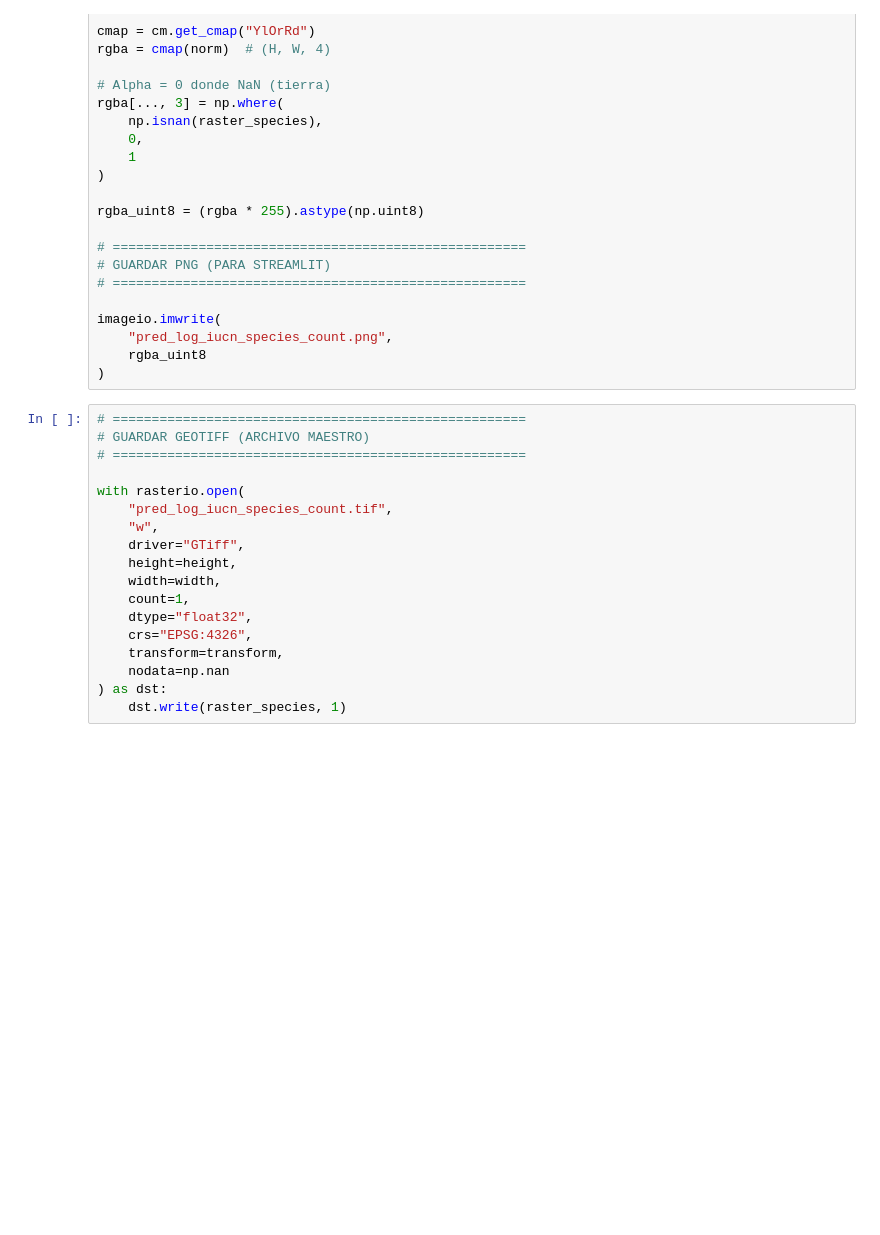
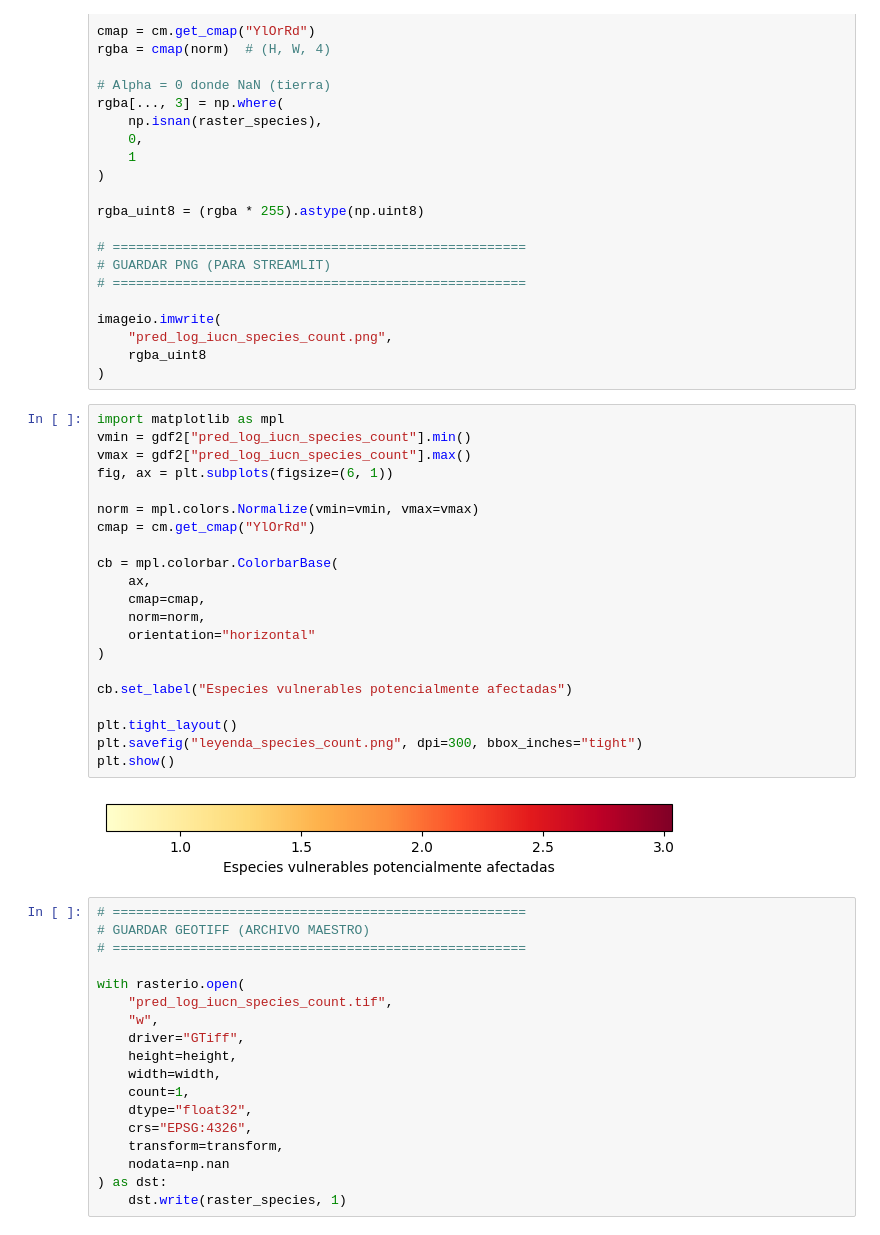
Before and after one commit to 4GeeksAcademy/loreykil_proyecto_final, a Jupyter notebook: notebooks/data_rasterizar_mapas.ipynb, the cells around one changed output. Cells and saved outputs as stored; diff of their text form; blank space fills up the shorter version.

```diff
--- a/notebooks/data_rasterizar_mapas.ipynb
+++ b/notebooks/data_rasterizar_mapas.ipynb
@@ -598,6 +621,29 @@ imageio.imwrite(
     "pred_log_iucn_species_count.png",
     rgba_uint8
 )
+# %%
+import matplotlib as mpl
+vmin = gdf2["pred_log_iucn_species_count"].min()
+vmax = gdf2["pred_log_iucn_species_count"].max()
+fig, ax = plt.subplots(figsize=(6, 1))
+
+norm = mpl.colors.Normalize(vmin=vmin, vmax=vmax)
+cmap = cm.get_cmap("YlOrRd")
+
+cb = mpl.colorbar.ColorbarBase(
+    ax,
+    cmap=cmap,
+    norm=norm,
+    orientation="horizontal"
+)
+
+cb.set_label("Especies vulnerables potencialmente afectadas")
+
+plt.tight_layout()
+plt.savefig("leyenda_species_count.png", dpi=300, bbox_inches="tight")
+plt.show()
+# %% [output]
+[figure, added]
 # %%
 # =====================================================
 # GUARDAR GEOTIFF (ARCHIVO MAESTRO)
```
Also changed, not shown: parts of 1 cell of this notebook, 3 other files.
